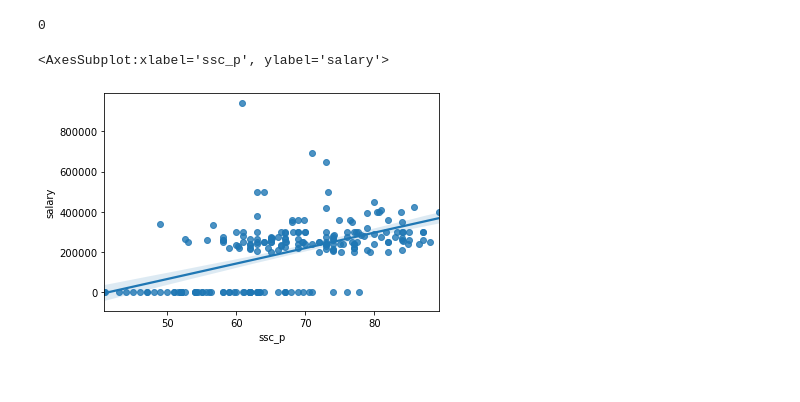
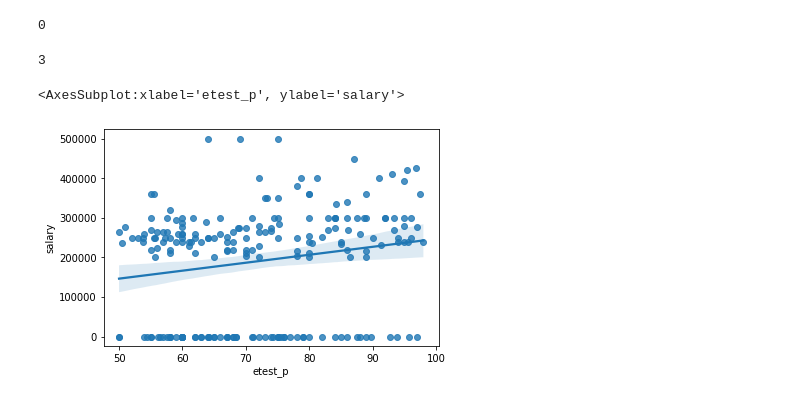
Before and after one commit to VARUN7111/Placement_Salary, a Jupyter notebook: MLModel_Salary.ipynb, the cells around one changed output. Drawn from its saved outputs; the diff is of its cells as text; code cells hidden in the pictures.

```diff
--- a/MLModel_Salary.ipynb
+++ b/MLModel_Salary.ipynb
@@ -16,6 +19,8 @@ data.head()
 | 2 | M | 65.00 | Central | 68.00 | Central | Arts | 64.00 | Comm&Mgmt | No | 75.0 | ... |
 | 3 | M | 56.00 | Central | 52.00 | Central | Science | 52.00 | Sci&Tech | No | 66.0 | ... |
 | 4 | M | 85.80 | Central | 73.60 | Central | Commerce | 73.30 | Comm&Mgmt | No | 96.8 | ... |
+# %%
+data.rename(columns={'specialisation':'mba_t'}, inplace=True)
 # %%
 data['salary'].isna().sum()
 # %% [output]
@@ -29,5 +51,9 @@ data['salary'].isna().sum()
+# %%
+Outlier(data,'salary')
+# %% [output]
+3
 # %%
-sns.regplot(x='ssc_p',y='salary',data=data)
+sns.regplot(x='etest_p',y='salary',data=data)
 # %% [output]
-<AxesSubplot:xlabel='ssc_p', ylabel='salary'>
+<AxesSubplot:xlabel='etest_p', ylabel='salary'>
-[figure, old version]
+[figure, new version]
```
Also changed, not shown: parts of 20 cells of this notebook, 1 other file.
